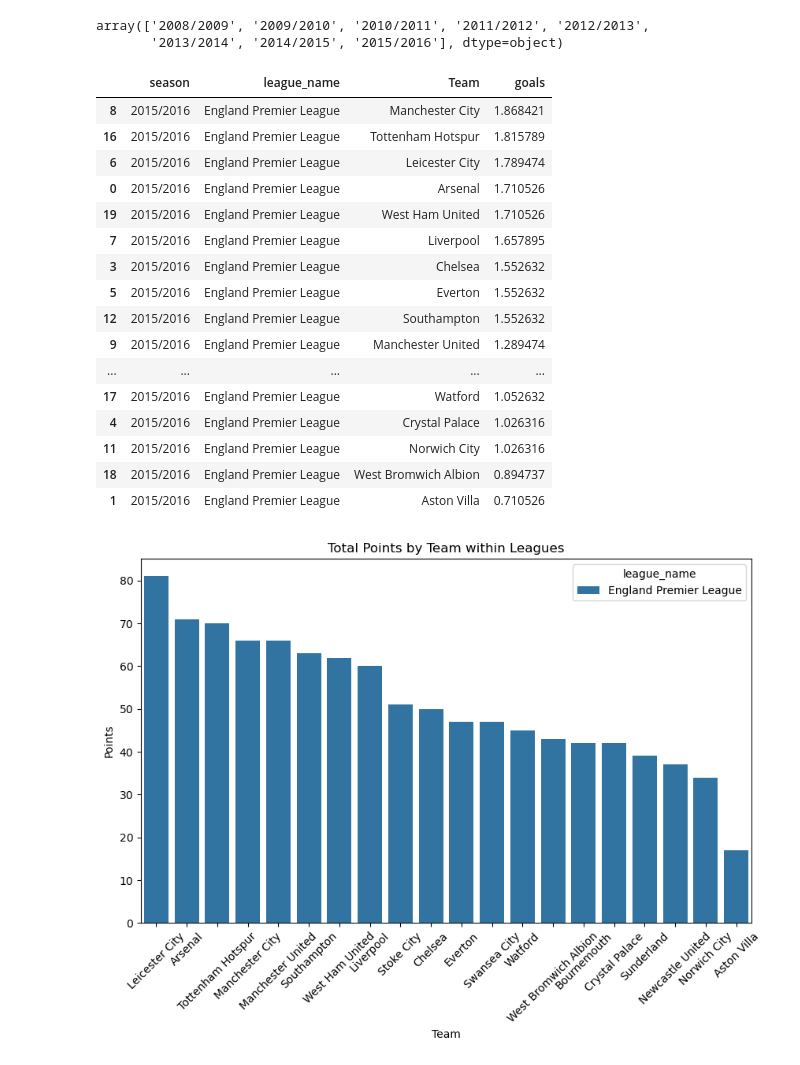
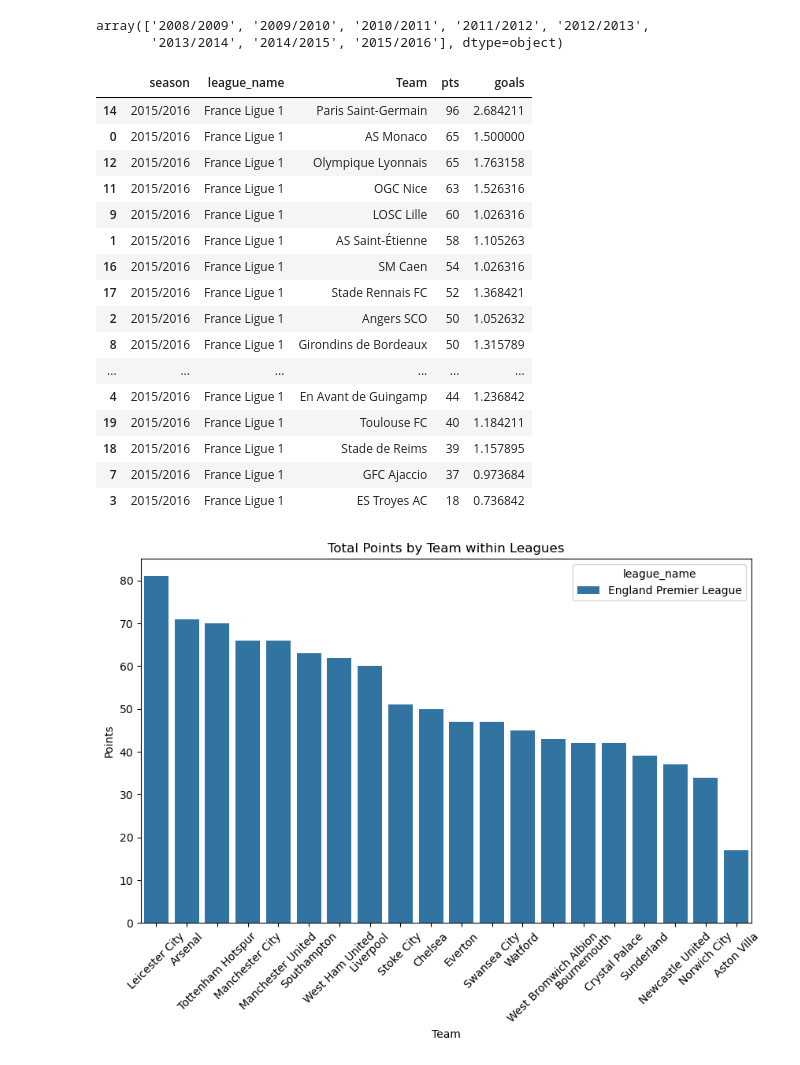
Before and after one commit to Daviedavie100/Investigating_dataset_project, a Jupyter notebook: Investigate_a_Dataset.ipynb, the cells around one changed output. Cells and saved outputs as stored; diff of their text form; code cells hidden in the pictures.

```diff
--- a/Investigate_a_Dataset.ipynb
+++ b/Investigate_a_Dataset.ipynb
@@ -1349,31 +1349,31 @@ array(['2008/2009', '2009/2010', '2010/2011', '2011/2012', '2012/2013',
 # %%
 goal_08_16 = (
     melted_match
-    .query('season =="2015/2016" and league_name=="England Premier League"')  # Filter for the specified season
-    .groupby(['season', 'league_name', 'Team'], as_index=False)['goals']
-    .mean()  # Sum points for each team
-    .sort_values(by=['season', 'league_name', 'goals'], ascending=[True, True, False])  # Sort by season, league, then pts
+    .query('season == "2015/2016" and league_name == "France Ligue 1"')  # Filter for the specified season and league
+    .groupby(['season', 'league_name', 'Team'], as_index=False)
+    .agg({'pts': 'sum', 'goals': 'mean'})  # Sum 'pts' and calculate mean of 'goals'
+    .sort_values(by=['season', 'league_name', 'pts'], ascending=[True, True, False])  # Sort by season, league, then pts
 )
 
 goal_08_16
 # %% [output]
-|  | season | league_name | Team | goals |
-| 8 | 2015/2016 | England Premier League | Manchester City | 1.868421 |
-| 16 | 2015/2016 | England Premier League | Tottenham Hotspur | 1.815789 |
-| 6 | 2015/2016 | England Premier League | Leicester City | 1.789474 |
-| 0 | 2015/2016 | England Premier League | Arsenal | 1.710526 |
-| 19 | 2015/2016 | England Premier League | West Ham United | 1.710526 |
-| 7 | 2015/2016 | England Premier League | Liverpool | 1.657895 |
-| 3 | 2015/2016 | England Premier League | Chelsea | 1.552632 |
-| 5 | 2015/2016 | England Premier League | Everton | 1.552632 |
-| 12 | 2015/2016 | England Premier League | Southampton | 1.552632 |
-| 9 | 2015/2016 | England Premier League | Manchester United | 1.289474 |
-| ... | ... | ... | ... | ... |
-| 17 | 2015/2016 | England Premier League | Watford | 1.052632 |
-| 4 | 2015/2016 | England Premier League | Crystal Palace | 1.026316 |
-| 11 | 2015/2016 | England Premier League | Norwich City | 1.026316 |
-| 18 | 2015/2016 | England Premier League | West Bromwich Albion | 0.894737 |
-| 1 | 2015/2016 | England Premier League | Aston Villa | 0.710526 |
+|  | season | league_name | Team | pts | goals |
+| 14 | 2015/2016 | France Ligue 1 | Paris Saint-Germain | 96 | 2.684211 |
+| 0 | 2015/2016 | France Ligue 1 | AS Monaco | 65 | 1.500000 |
+| 12 | 2015/2016 | France Ligue 1 | Olympique Lyonnais | 65 | 1.763158 |
+| 11 | 2015/2016 | France Ligue 1 | OGC Nice | 63 | 1.526316 |
+| 9 | 2015/2016 | France Ligue 1 | LOSC Lille | 60 | 1.026316 |
+| 1 | 2015/2016 | France Ligue 1 | AS Saint-Étienne | 58 | 1.105263 |
+| 16 | 2015/2016 | France Ligue 1 | SM Caen | 54 | 1.026316 |
+| 17 | 2015/2016 | France Ligue 1 | Stade Rennais FC | 52 | 1.368421 |
+| 2 | 2015/2016 | France Ligue 1 | Angers SCO | 50 | 1.052632 |
+| 8 | 2015/2016 | France Ligue 1 | Girondins de Bordeaux | 50 | 1.315789 |
+| ... | ... | ... | ... | ... | ... |
+| 4 | 2015/2016 | France Ligue 1 | En Avant de Guingamp | 44 | 1.236842 |
+| 19 | 2015/2016 | France Ligue 1 | Toulouse FC | 40 | 1.184211 |
+| 18 | 2015/2016 | France Ligue 1 | Stade de Reims | 39 | 1.157895 |
+| 7 | 2015/2016 | France Ligue 1 | GFC Ajaccio | 37 | 0.973684 |
+| 3 | 2015/2016 | France Ligue 1 | ES Troyes AC | 18 | 0.736842 |
 # %%
 # Example bar chart
 plt.figure(figsize=(10, 6))
```
